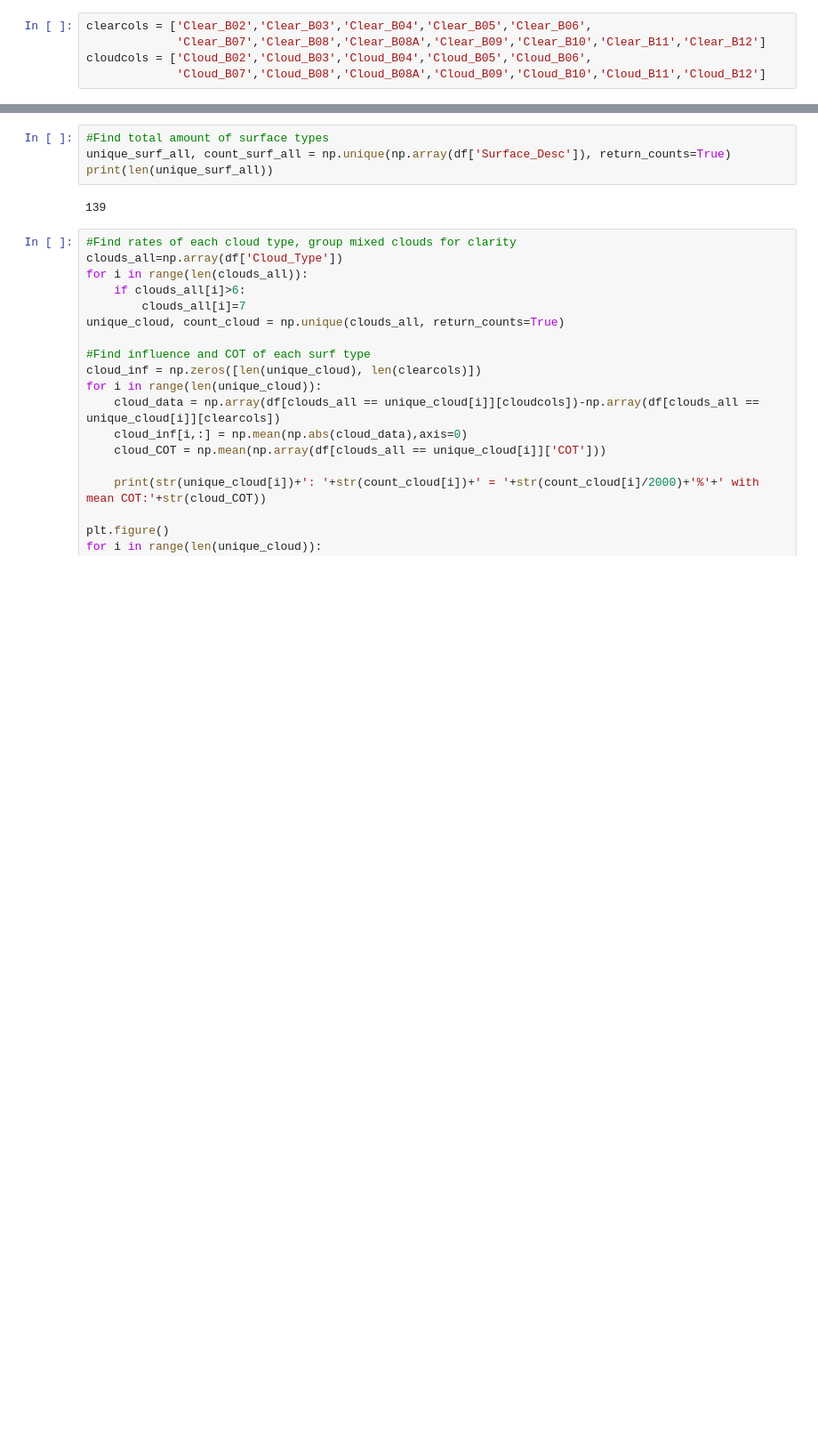
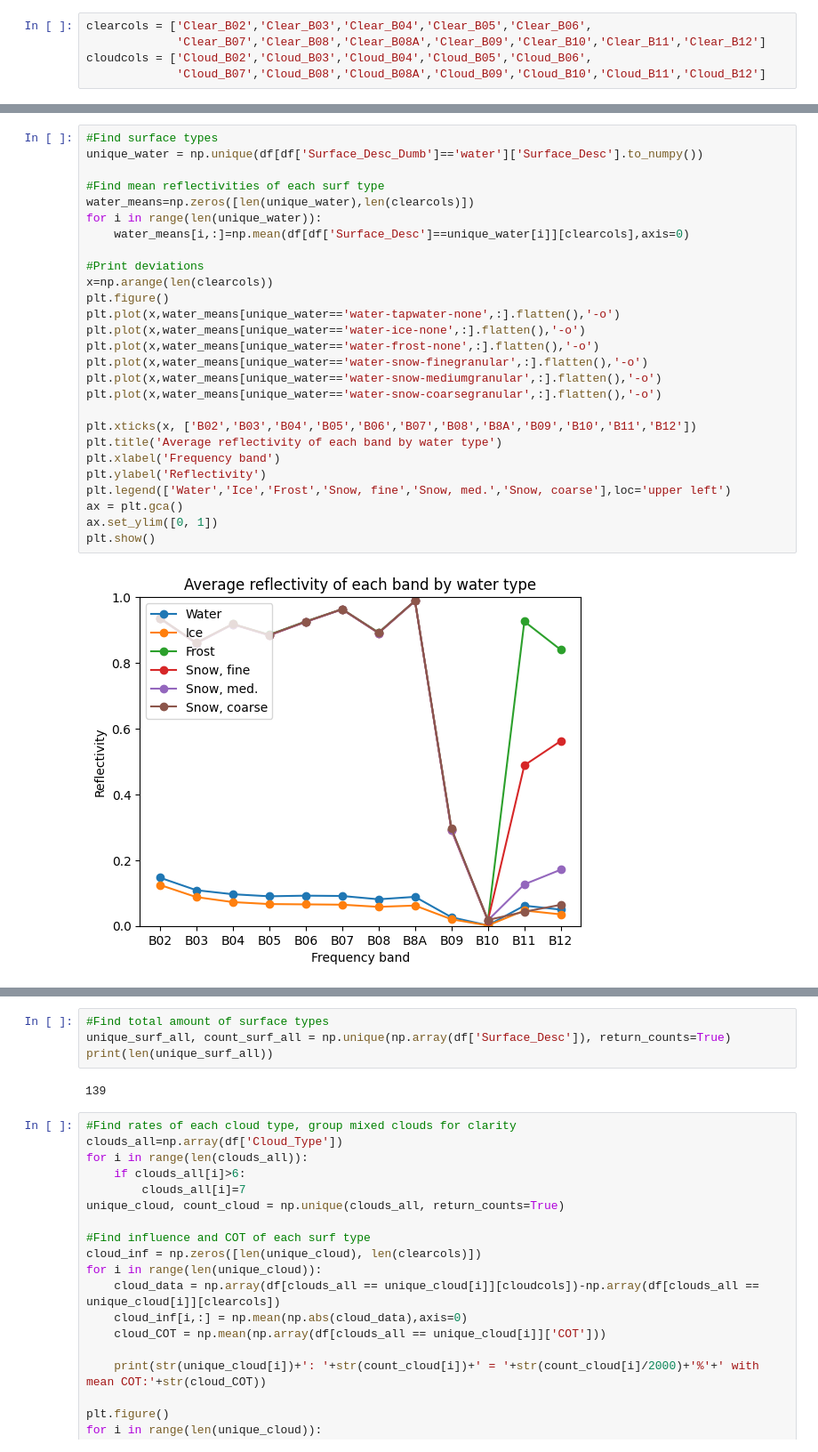
Before and after one commit to chiara-aisweden/cloud_rm, a Jupyter notebook: DataVis.ipynb, the cells around one changed output, grey strips where cells are left out. Shown at 89% size. Cells and saved outputs as stored; diff of their text form; blank space fills up the shorter version.

```diff
--- a/DataVis.ipynb
+++ b/DataVis.ipynb
@@ -62,0 +88,29 @@ print(np.std(df['Sun_Zenith_Angle']))
+# %%
+#Find surface types
+unique_water = np.unique(df[df['Surface_Desc_Dumb']=='water']['Surface_Desc'].to_numpy())
+
+#Find mean reflectivities of each surf type
+water_means=np.zeros([len(unique_water),len(clearcols)])
+for i in range(len(unique_water)):
+    water_means[i,:]=np.mean(df[df['Surface_Desc']==unique_water[i]][clearcols],axis=0)
+
+#Print deviations
+x=np.arange(len(clearcols))
+plt.figure()
+plt.plot(x,water_means[unique_water=='water-tapwater-none',:].flatten(),'-o')
+plt.plot(x,water_means[unique_water=='water-ice-none',:].flatten(),'-o')
+plt.plot(x,water_means[unique_water=='water-frost-none',:].flatten(),'-o')
+plt.plot(x,water_means[unique_water=='water-snow-finegranular',:].flatten(),'-o')
+plt.plot(x,water_means[unique_water=='water-snow-mediumgranular',:].flatten(),'-o')
+plt.plot(x,water_means[unique_water=='water-snow-coarsegranular',:].flatten(),'-o')
+
+plt.xticks(x, ['B02','B03','B04','B05','B06','B07','B08','B8A','B09','B10','B11','B12'])
+plt.title('Average reflectivity of each band by water type')
+plt.xlabel('Frequency band')
+plt.ylabel('Reflectivity')
+plt.legend(['Water','Ice','Frost','Snow, fine','Snow, med.','Snow, coarse'],loc='upper left')
+ax = plt.gca()
+ax.set_ylim([0, 1])
+plt.show()
+# %% [output]
+[figure, added]
```
Also changed, not shown: parts of 12 cells of this notebook, 19 other files.
